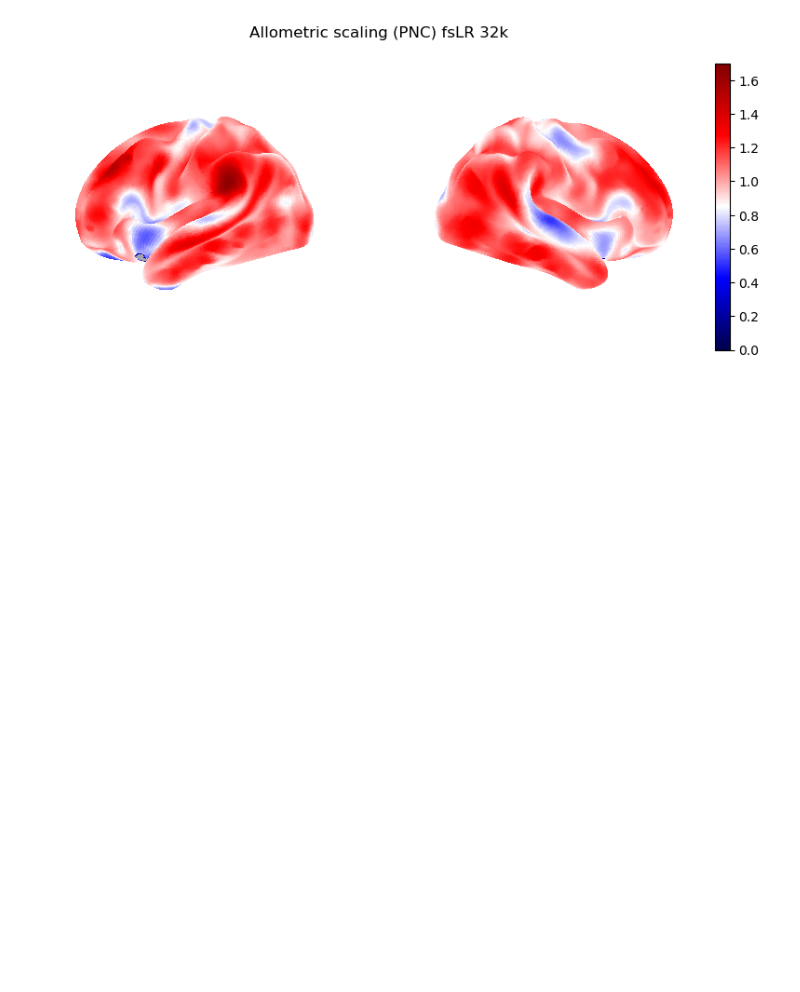
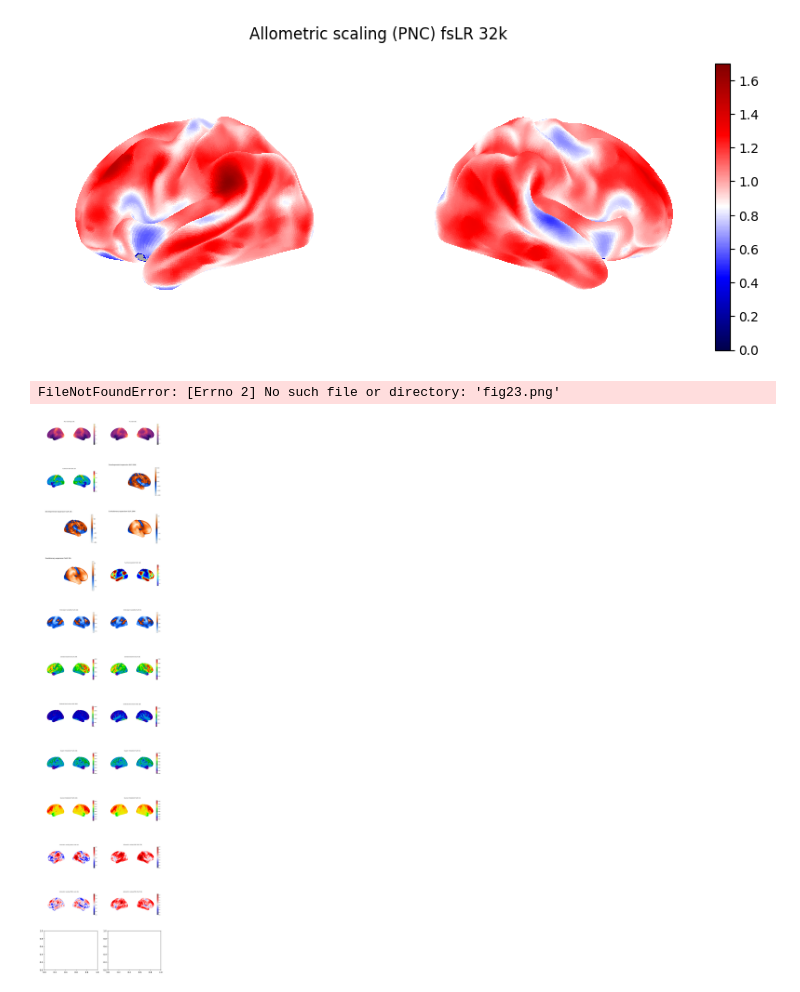
Before and after one commit to katrinasuherman/neuromaps-schizophrenia-thinning, a Jupyter notebook: transformations.ipynb, the cells around one changed output. Saved outputs shown, nothing was run; the diff lists cells and outputs as text; code cells hidden in the pictures; blank space fills up the shorter version.

Commit message:
aggregated plots

```diff
--- a/transformations.ipynb
+++ b/transformations.ipynb
@@ -343,19 +343,19 @@ isv_fsLR32k = fslr_to_fslr(isv, target_density='32k')
     Sophia Mueller, Danhong Wang, Michael D Fox, BT Thomas Yeo, Jorge Sepulcre, Mert R Sabuncu, Rebecca Shafee, Jie Lu, and Hesheng Liu. Individual variability in functional connectivity architecture  ...
   [secondary]:
 # %%
-fig10, cbar10 = plot_surf_lateral_only(
+fig9, cbar9 = plot_surf_lateral_only(
     isv, template='fsLR', density='164k',
     cmap='blue_orange', colorbar='shared', cbar_location='right', wspace=0.18,
     vmin=0.53, vmax=0.79
 )
-fig10.suptitle('Intersubject variability fsLR 164k', y=0.98)
+fig9.suptitle('Intersubject variability fsLR 164k', y=0.98)
 
-fig11, cbar11 = plot_surf_lateral_only(
+fig10, cbar11 = plot_surf_lateral_only(
     isv_fsLR32k, template='fsLR', density='32k',
     cmap='blue_orange', colorbar='shared', cbar_location='right', wspace=0.18,
     vmin=0.53, vmax=0.79
 )
-fig11.suptitle('Intersubject variability fsLR 32k', y=0.98)
+fig10.suptitle('Intersubject variability fsLR 32k', y=0.98)
 # %% [output]
 Text(0.5, 0.98, 'Intersubject variability fsLR 32k')
 [figure]
@@ -523,20 +523,48 @@ scalingpnc_fsLR32k = civet_to_fslr(scalingpnc, target_density='32k')
     PK Reardon, Jakob Seidlitz, Simon Vandekar, Siyuan Liu, Raihaan Patel, Min Tae M Park, Aaron Alexander-Bloch, Liv S Clasen, Jonathan D Blumenthal, Francois M Lalonde, and others. Normative brain s ...
   [secondary]:
 # %%
-fig22, cbar22 = plot_surf_lateral_only(
+fig21, cbar21 = plot_surf_lateral_only(
     scalingpnc, template='civet', density='41k',
     cmap='seismic', colorbar='shared', cbar_location='right', wspace=0.18,
     vmin=0.4, vmax=1.7
 )
-fig22.suptitle('Allometric scaling (PNC) civet 41k', y=0.98)
+fig21.suptitle('Allometric scaling (PNC) civet 41k', y=0.98)
 
-fig23, cbar23 = plot_surf_lateral_only(
+fig22, cbar22 = plot_surf_lateral_only(
     scalingpnc_fsLR32k, template='fsLR', density='32k',
     cmap='seismic', colorbar='shared', cbar_location='right', wspace=0.18,
     vmin=0, vmax=1.7
 )
-fig23.suptitle('Allometric scaling (PNC) fsLR 32k', y=0.98)
+fig22.suptitle('Allometric scaling (PNC) fsLR 32k', y=0.98)
 # %% [output]
 Text(0.5, 0.98, 'Allometric scaling (PNC) fsLR 32k')
 [figure]
 [figure]
+# %%
+import matplotlib.pyplot as plt
+import matplotlib.image as mpimg
+
+# Save your individual figures
+for i, fig in enumerate([fig1, fig2, fig3, fig5, fig6, fig7, fig8, fig9, fig10,
+        fig11, fig12, fig13, fig14, fig15, fig16, fig17, fig18, fig19,
+        fig20, fig21, fig22, fig23], start=1):
+    fig.savefig(f'fig{i}.png', dpi=150, bbox_inches='tight')
+
+# Combine into two columns
+fig, axes = plt.subplots(12, 2, figsize=(10, 48))  # 23 → 12 rows x 2 cols
+axes = axes.flatten()
+
+for i in range(23):
+    img = mpimg.imread(f'fig{i+1}.png')
+    axes[i].imshow(img)
+    axes[i].axis('off')
+
+# Hide any empty subplot
+for j in range(23, len(axes)):
+    axes[j].axis('off')
+
+plt.tight_layout()
+plt.show()
+# %% [output]
+FileNotFoundError: [Errno 2] No such file or directory: 'fig23.png'
+[figure, added]
```
Also changed, not shown: parts of 9 cells of this notebook, 22 other files.
